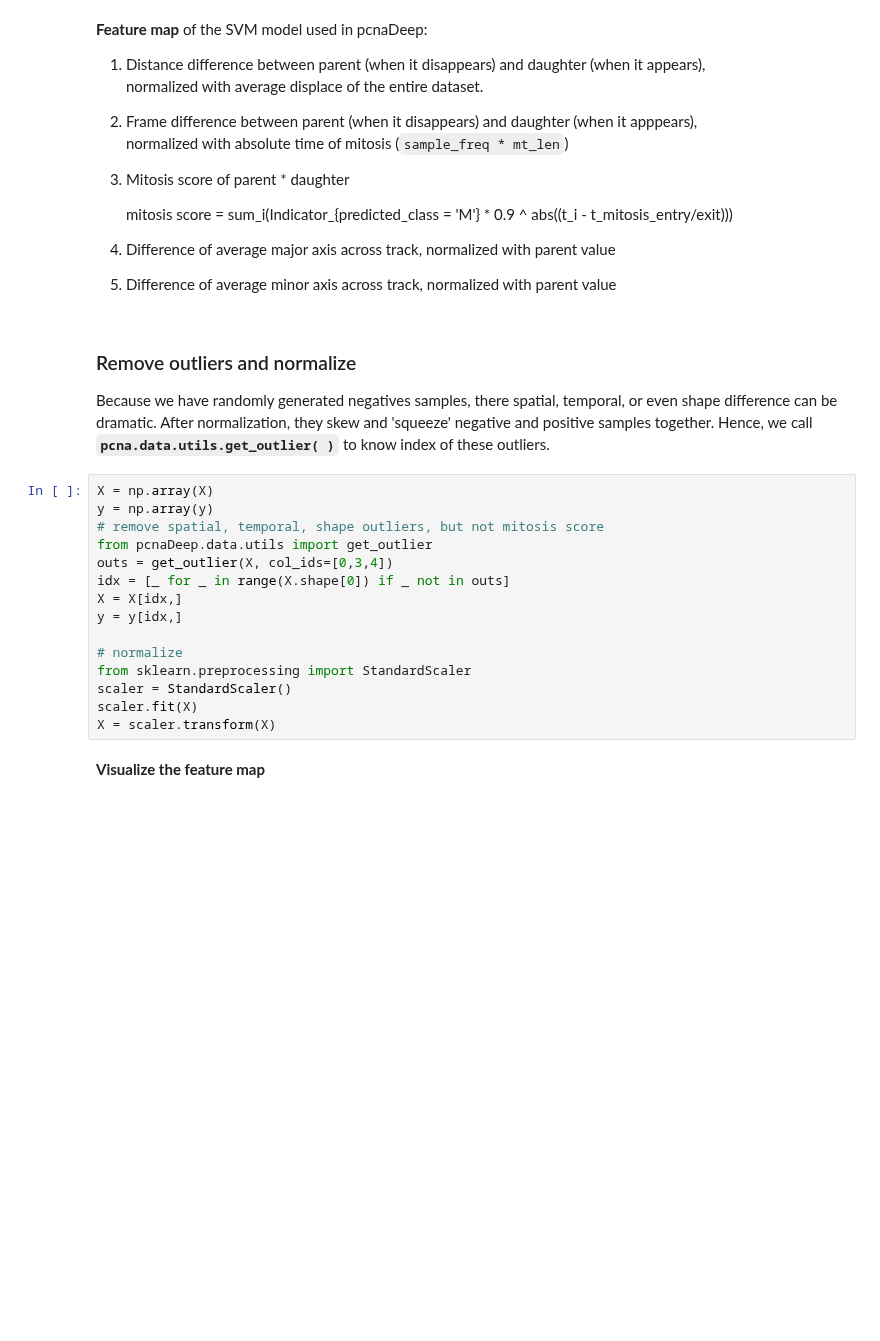
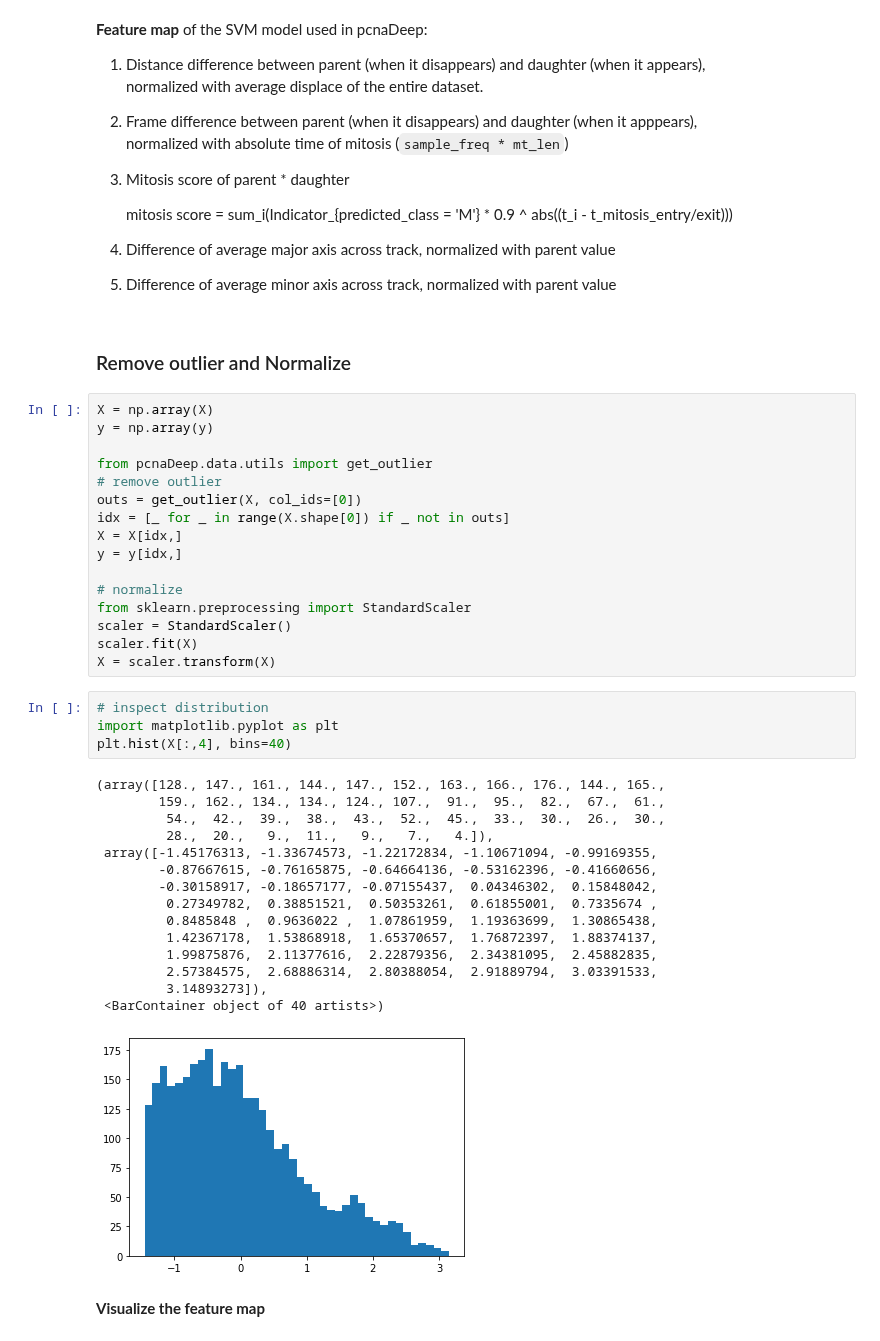
Before and after one commit to Jeff-Gui/PCNAdeep, a Jupyter notebook: bin/train_pcna_SVM.ipynb, the cells around one changed output. Cells and saved outputs as stored; diff of their text form; blank space fills up the shorter version.

```diff
--- a/bin/train_pcna_SVM.ipynb
+++ b/bin/train_pcna_SVM.ipynb
@@ -253,14 +271,14 @@ __Feature map__ of the SVM model used in pcnaDeep:
 4. Difference of average major axis across track, normalized with parent value
 5. Difference of average minor axis across track, normalized with parent value
 # %% [markdown]
-### Remove outliers and normalize
-Because we have randomly generated negatives samples, there spatial, temporal, or even shape difference can be dramatic. After normalization, they skew and 'squeeze' negative and positive samples together. Hence, we call __`pcna.data.utils.get_outlier( )`__ to know index of these outliers.
+### Remove outlier and Normalize
 # %%
 X = np.array(X)
 y = np.array(y)
-# remove spatial, temporal, shape outliers, but not mitosis score
+
 from pcnaDeep.data.utils import get_outlier
-outs = get_outlier(X, col_ids=[0,3,4])
+# remove outlier
+outs = get_outlier(X, col_ids=[0])
 idx = [_ for _ in range(X.shape[0]) if _ not in outs]
 X = X[idx,]
 y = y[idx,]
@@ -270,6 +288,26 @@ from sklearn.preprocessing import StandardScaler
 scaler = StandardScaler()
 scaler.fit(X)
 X = scaler.transform(X)
+# %%
+# inspect distribution
+import matplotlib.pyplot as plt
+plt.hist(X[:,4], bins=40)
+# %% [output]
+(array([128., 147., 161., 144., 147., 152., 163., 166., 176., 144., 165.,
+        159., 162., 134., 134., 124., 107.,  91.,  95.,  82.,  67.,  61.,
+         54.,  42.,  39.,  38.,  43.,  52.,  45.,  33.,  30.,  26.,  30.,
+         28.,  20.,   9.,  11.,   9.,   7.,   4.]),
+ array([-1.45176313, -1.33674573, -1.22172834, -1.10671094, -0.99169355,
+        -0.87667615, -0.76165875, -0.64664136, -0.53162396, -0.41660656,
+        -0.30158917, -0.18657177, -0.07155437,  0.04346302,  0.15848042,
+         0.27349782,  0.38851521,  0.50353261,  0.61855001,  0.7335674 ,
+         0.8485848 ,  0.9636022 ,  1.07861959,  1.19363699,  1.30865438,
+         1.42367178,  1.53868918,  1.65370657,  1.76872397,  1.88374137,
+         1.99875876,  2.11377616,  2.22879356,  2.34381095,  2.45882835,
+         2.57384575,  2.68886314,  2.80388054,  2.91889794,  3.03391533,
+         3.14893273]),
+ <BarContainer object of 40 artists>)
+[figure, added]
 # %% [markdown]
 __Visualize the feature map__
 # %%
```
Also changed, not shown: parts of 14 cells of this notebook, 2 other files.
